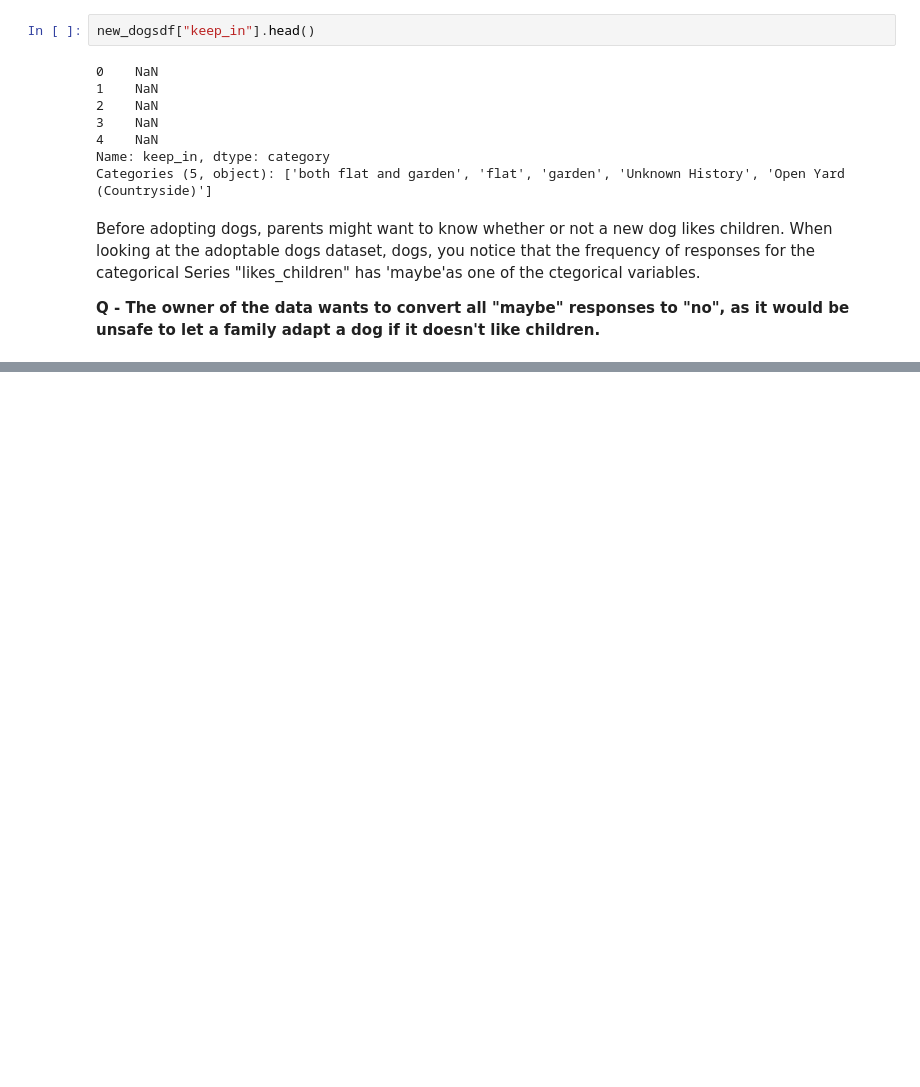
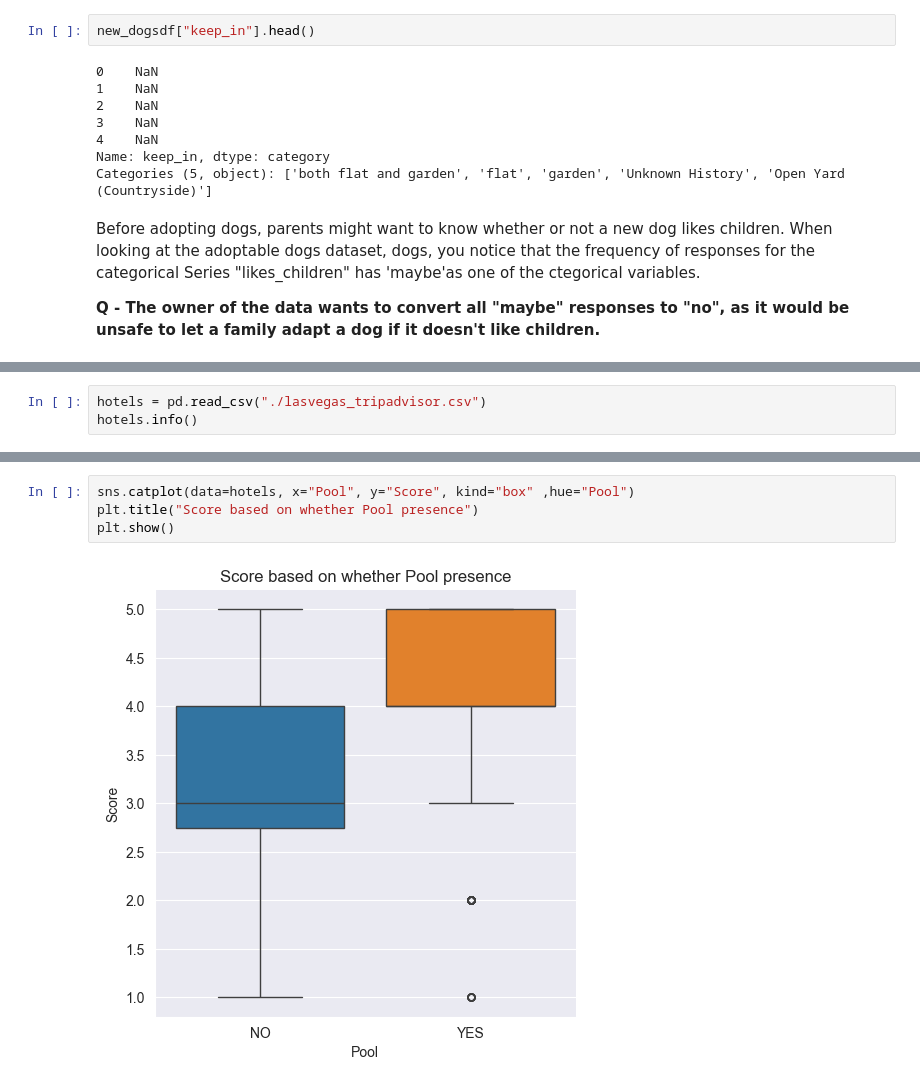
Before and after one commit to abhijeet-bhambere/exploratory_data_analysis, a Jupyter notebook: categorical_data_work.ipynb, the cells around one changed output, grey strips where cells are left out. Drawn from its saved outputs; the diff is of its cells as text; blank space fills up the shorter version.

```diff
--- a/categorical_data_work.ipynb
+++ b/categorical_data_work.ipynb
@@ -653,0 +862,3 @@ new_dogsdf["keep_in"].cat.remove_categories(removals=)
+# %%
+hotels = pd.read_csv("./lasvegas_tripadvisor.csv")
+hotels.info()
@@ -653,0 +900,6 @@ new_dogsdf["keep_in"].cat.remove_categories(removals=)
+# %%
+sns.catplot(data=hotels, x="Pool", y="Score", kind="box" ,hue="Pool")
+plt.title("Score based on whether Pool presence")
+plt.show()
+# %% [output]
+[figure, added]
```
Also changed, not shown: parts of 54 cells of this notebook, 1 other file.
